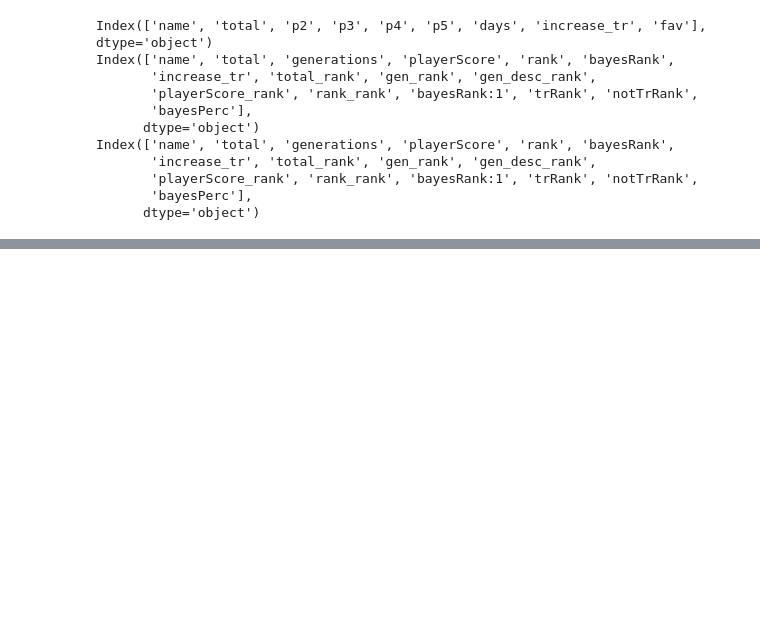
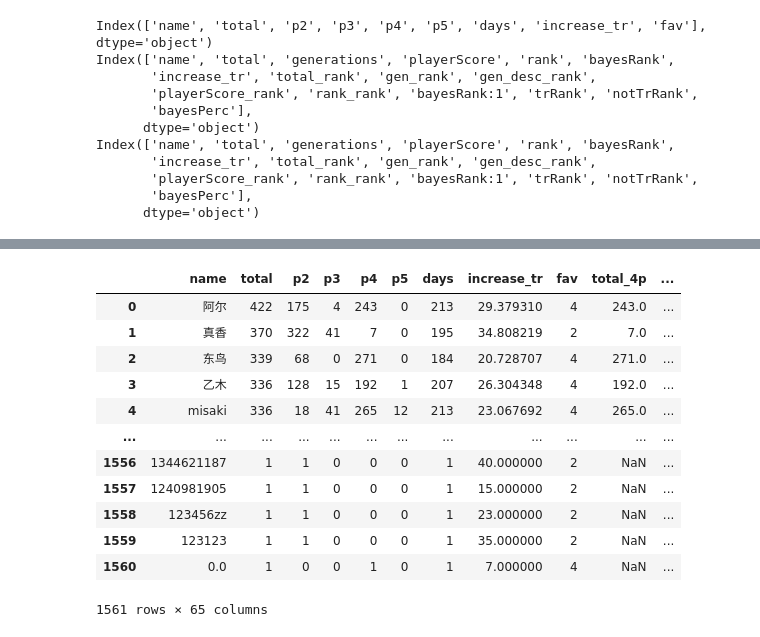
Before and after one commit to Ender-Wiggin2019/tfm-summary, a Jupyter notebook: generate_data_2022.ipynb, the cells around one changed output, grey strips where cells are left out. Cells and saved outputs as stored; diff of their text form; code cells hidden in the pictures; blank space fills up the shorter version.

```diff
--- a/generate_data_2022.ipynb
+++ b/generate_data_2022.ipynb
@@ -620,7 +620,7 @@ df4 = df1.merge(df2, on = 'name', how = 'left', suffixes=['', '_4p']).merge(df3,
 # %%
 # 打出次数最多的前序与项目卡
 sql = """
-    select user,
+    select user as name,
         max(case card_type when 'prelude' then a.card_name else '' end) as prelude,
         max(case card_type when 'project' then a.card_name else '' end) as project,
         max(case card_type when 'prelude' then a.total else 0 end)      as prelude_total,
@@ -635,7 +635,7 @@ df5 = pd.read_sql_query(sql, con = ana)
 # %%
 # 平均打出卡牌数量
 sql = """
-    select user, avg(total) as play_cards_total
+    select user as name, avg(total) as play_cards_total
     from (
             select user, game_id, count(*) as total
             from (select a.*, coalesce(c.name, a.player) as user
@@ -670,0 +687,24 @@ df6
+# %%
+# 最喜欢的玩家
+sql = """
+    select user as name, opp, total, isWin
+    from (select *, row_number() over (partition by user order by total desc) as rn
+        from (select user, opp, count(player) as total, avg(isWin) as isWin
+                from (select a.*, c.user as opp, case when a.rank < c.rank then 1 else 0 end as isWin
+                    from (select a.*, coalesce(b.name, a.player) as user
+                            from ods_game_2022_results
+                                    as a
+                                    left join ods_user_alias as b
+                                            on a.player = b.name) as a
+                            cross join
+
+                        (select a.*, coalesce(b.name, a.player) as user
+                            from ods_game_2022_results
+                                    as a
+                                    left join ods_user_alias as b
+                                            on a.player = b.name)
+                            as c on a.user <> c.user and a.game_id = c.game_id) as a
+                group by user, opp) as a) as b
+    where rn = 1
+"""
+df9 = pd.read_sql_query(sql, con = ana)
@@ -670,0 +787,10 @@ df6
+# %%
+df10 = df4.merge(df5, on = 'name', how = 'left', suffixes=['', '_pre']) \
+            .merge(df6, on = 'name', how = 'left', suffixes=['', '_avg_cards']) \
+            .merge(df7, on = ['name', 'fav'], how = 'left', suffixes=['', '_4p_score']) \
+            .merge(df9, on = 'name', how = 'left', suffixes=['', '_opp']) \
+            .merge(df_corp_4p, on = 'name', how = 'left', suffixes=['', '_corp_4p']) \
+            .merge(df_corp_2p, on = 'name', how = 'left', suffixes=['', '_corp_2p'])
+
+df10 = translate(df10, 'project')
+df10 = translate(df10, 'prelude')
@@ -670,0 +816,16 @@ df6
+# %%
+df10
+# %% [output]
+|  | name | total | p2 | p3 | p4 | p5 | days | increase_tr | fav | total_4p | ... |
+| 0 | 阿尔 | 422 | 175 | 4 | 243 | 0 | 213 | 29.379310 | 4 | 243.0 | ... |
+| 1 | 真香 | 370 | 322 | 41 | 7 | 0 | 195 | 34.808219 | 2 | 7.0 | ... |
+| 2 | 东鸟 | 339 | 68 | 0 | 271 | 0 | 184 | 20.728707 | 4 | 271.0 | ... |
+| 3 | 乙木 | 336 | 128 | 15 | 192 | 1 | 207 | 26.304348 | 4 | 192.0 | ... |
+| 4 | misaki | 336 | 18 | 41 | 265 | 12 | 213 | 23.067692 | 4 | 265.0 | ... |
+| ... | ... | ... | ... | ... | ... | ... | ... | ... | ... | ... | ... |
+| 1556 | 1344621187 | 1 | 1 | 0 | 0 | 0 | 1 | 40.000000 | 2 | NaN | ... |
+| 1557 | 1240981905 | 1 | 1 | 0 | 0 | 0 | 1 | 15.000000 | 2 | NaN | ... |
+| 1558 | 123456zz | 1 | 1 | 0 | 0 | 0 | 1 | 23.000000 | 2 | NaN | ... |
+| 1559 | 123123 | 1 | 1 | 0 | 0 | 0 | 1 | 35.000000 | 2 | NaN | ... |
+| 1560 | 0.0 | 1 | 0 | 0 | 1 | 0 | 1 | 7.000000 | 4 | NaN | ... |
+1561 rows × 65 columns
```
Also changed, not shown: parts of 21 cells of this notebook, 1 other file.
